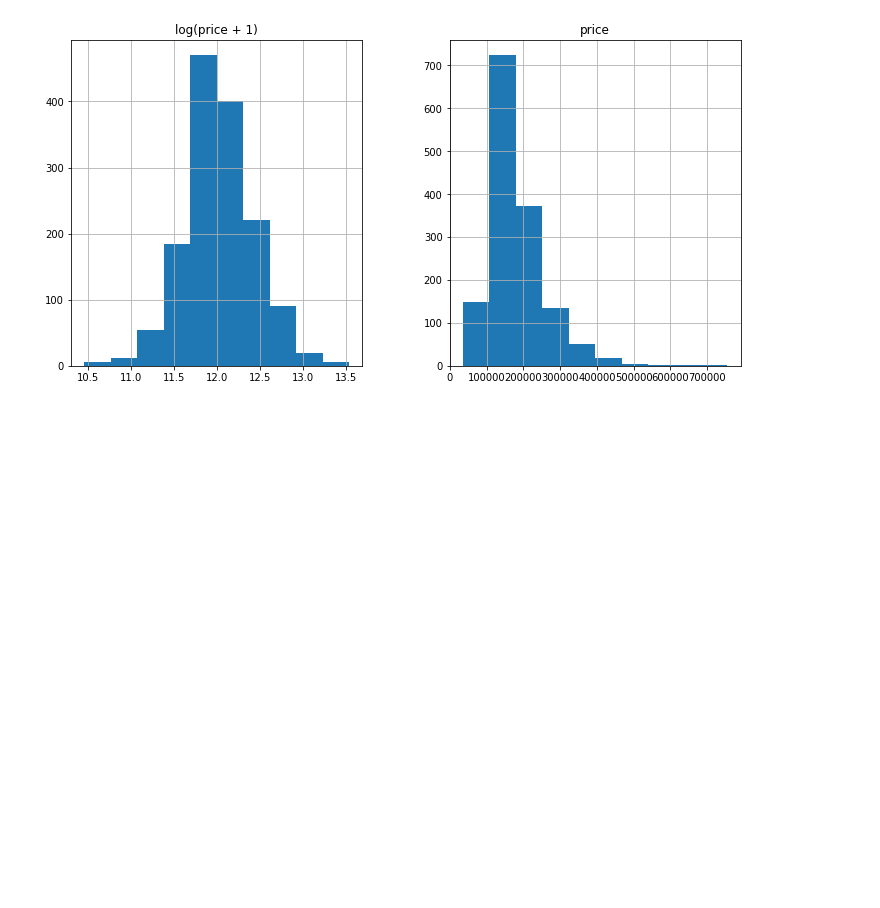
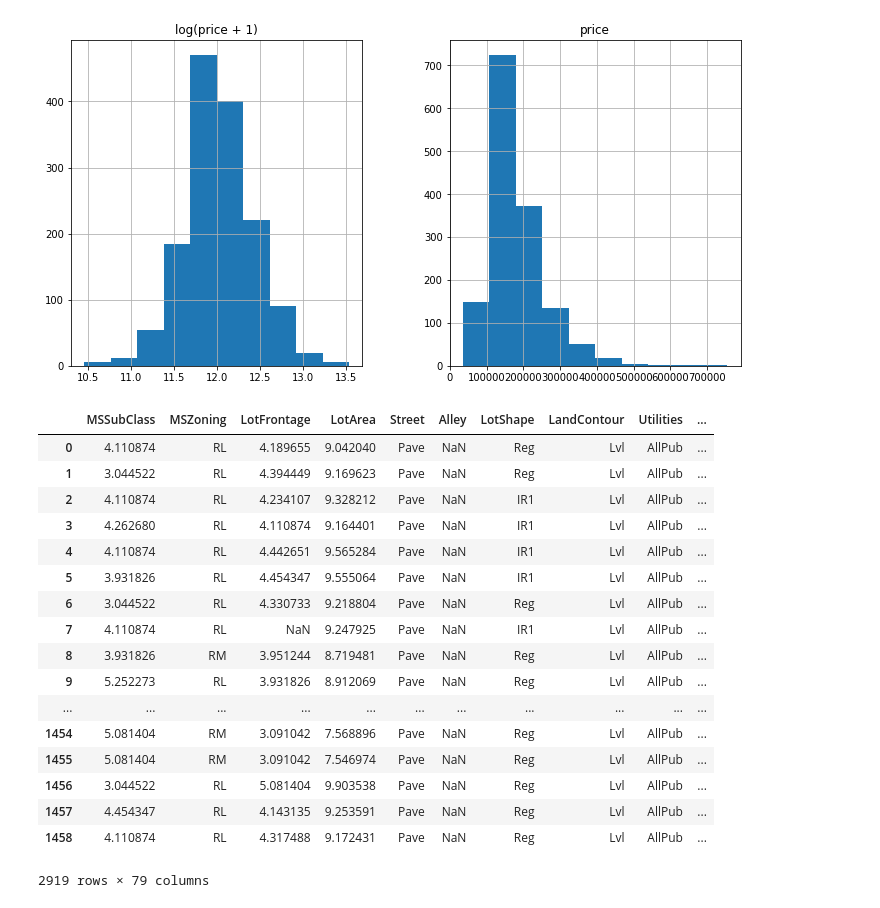
Before and after one commit to JavierPalomares90/data_mining_hw2, a Jupyter notebook: Hw2.ipynb, the cells around one changed output. Drawn from its saved outputs; the diff is of its cells as text; code cells hidden in the pictures; blank space fills up the shorter version.

```diff
--- a/Hw2.ipynb
+++ b/Hw2.ipynb
@@ -49 +52,37 @@ array([[<matplotlib.axes._subplots.AxesSubplot object at 0x...>,
 [figure]
+# %%
+# log transform the sale price
+train["SalePrice"] = np.log1p(train["SalePrice"])
+
+# get the numberical features
+numeric_feats = all_data.dtypes[all_data.dtypes != "object"].index
+
+# compute the skeweness factor of features
+# take features with factor greater than .75
+skewed_feats = train[numeric_feats].apply(lambda x: skew(x.dropna())) #compute skewness
+skewed_feats = skewed_feats[skewed_feats > 0.75]
+skewed_feats = skewed_feats.index
+
+# take the log of all skewed features
+all_data[skewed_feats] = np.log1p(all_data[skewed_feats])
+# %%
+display(all_data)
+# %% [output]
+|  | MSSubClass | MSZoning | LotFrontage | LotArea | Street | Alley | LotShape | LandContour | Utilities | ... |
+| 0 | 4.110874 | RL | 4.189655 | 9.042040 | Pave | NaN | Reg | Lvl | AllPub | ... |
+| 1 | 3.044522 | RL | 4.394449 | 9.169623 | Pave | NaN | Reg | Lvl | AllPub | ... |
+| 2 | 4.110874 | RL | 4.234107 | 9.328212 | Pave | NaN | IR1 | Lvl | AllPub | ... |
+| 3 | 4.262680 | RL | 4.110874 | 9.164401 | Pave | NaN | IR1 | Lvl | AllPub | ... |
+| 4 | 4.110874 | RL | 4.442651 | 9.565284 | Pave | NaN | IR1 | Lvl | AllPub | ... |
+| 5 | 3.931826 | RL | 4.454347 | 9.555064 | Pave | NaN | IR1 | Lvl | AllPub | ... |
+| 6 | 3.044522 | RL | 4.330733 | 9.218804 | Pave | NaN | Reg | Lvl | AllPub | ... |
+| 7 | 4.110874 | RL | NaN | 9.247925 | Pave | NaN | IR1 | Lvl | AllPub | ... |
+| 8 | 3.931826 | RM | 3.951244 | 8.719481 | Pave | NaN | Reg | Lvl | AllPub | ... |
+| 9 | 5.252273 | RL | 3.931826 | 8.912069 | Pave | NaN | Reg | Lvl | AllPub | ... |
+| ... | ... | ... | ... | ... | ... | ... | ... | ... | ... | ... |
+| 1454 | 5.081404 | RM | 3.091042 | 7.568896 | Pave | NaN | Reg | Lvl | AllPub | ... |
+| 1455 | 5.081404 | RM | 3.091042 | 7.546974 | Pave | NaN | Reg | Lvl | AllPub | ... |
+| 1456 | 3.044522 | RL | 5.081404 | 9.903538 | Pave | NaN | Reg | Lvl | AllPub | ... |
+| 1457 | 4.454347 | RL | 4.143135 | 9.253591 | Pave | NaN | Reg | Lvl | AllPub | ... |
+| 1458 | 4.110874 | RL | 4.317488 | 9.172431 | Pave | NaN | Reg | Lvl | AllPub | ... |
+2919 rows × 79 columns
```
Also changed, not shown: parts of 5 cells of this notebook.
